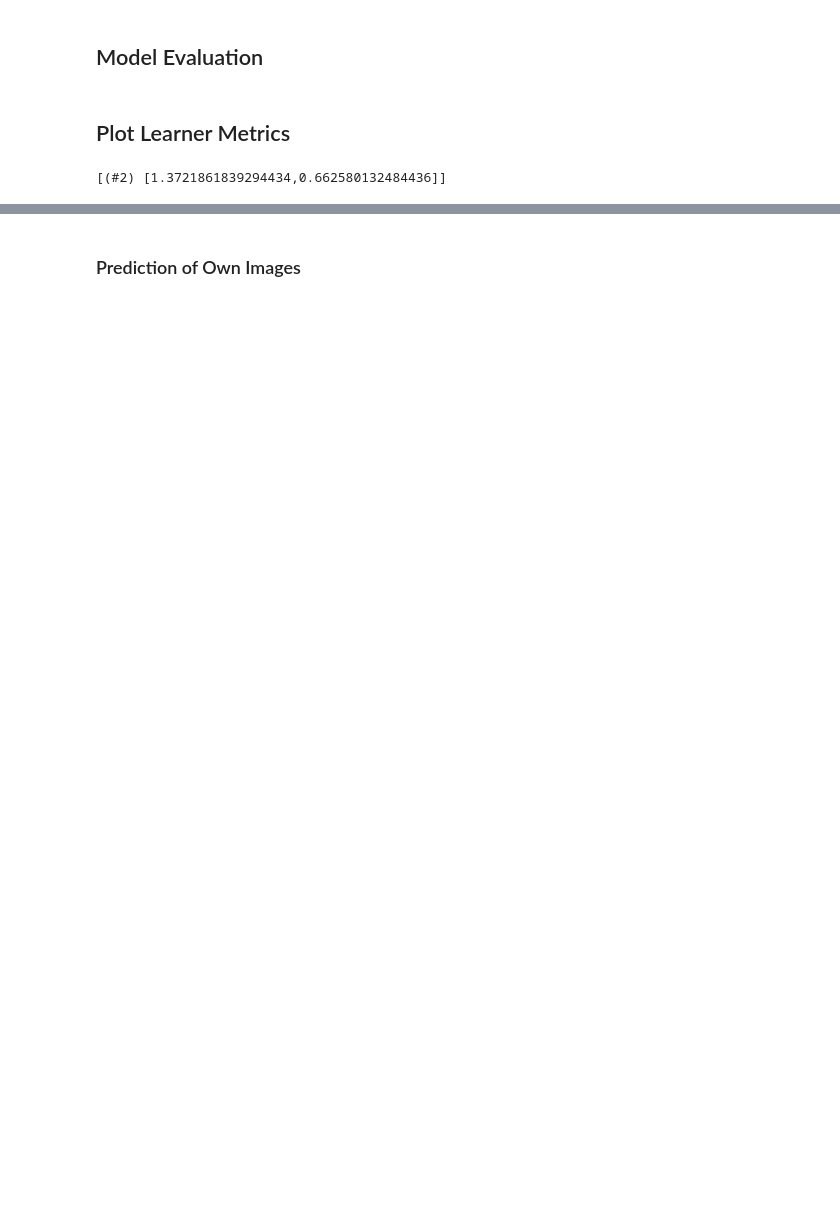
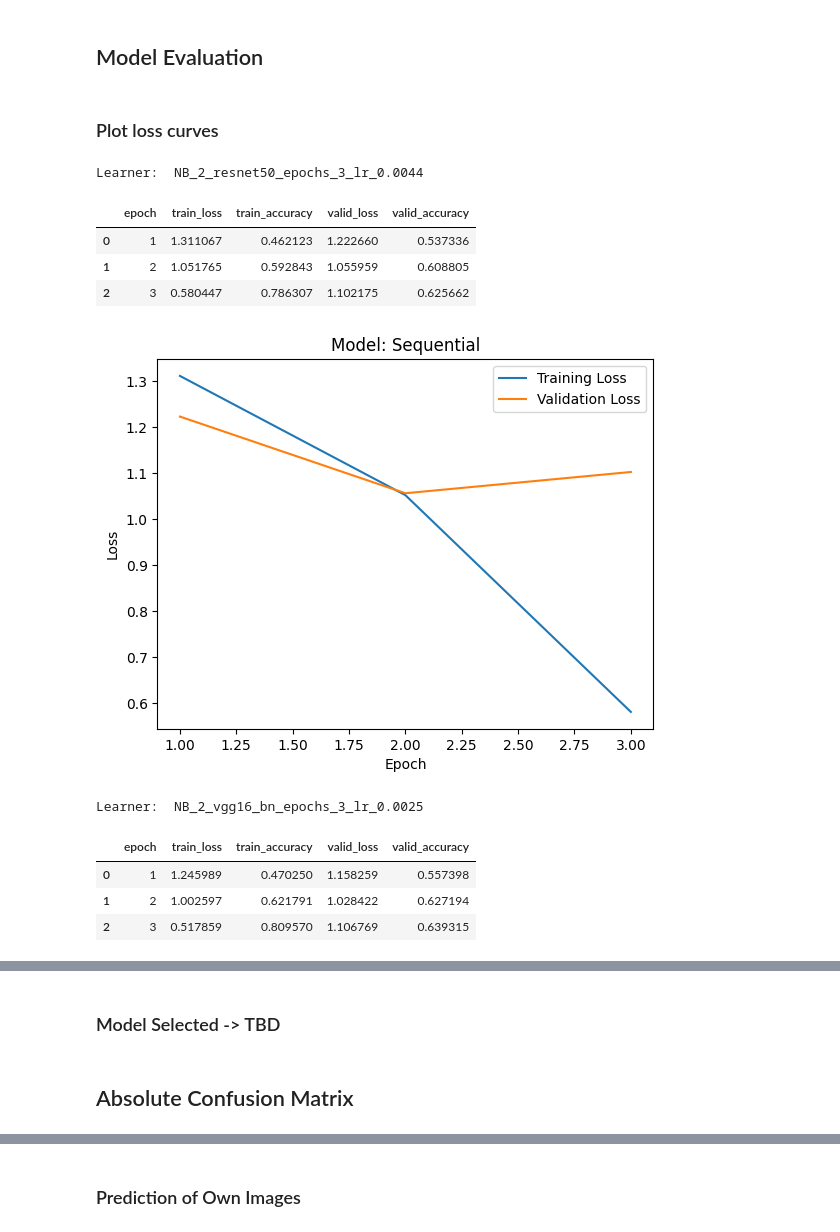
Before and after one commit to nmirabets/emotion-recognition, a Jupyter notebook: notebooks/main_fastai.ipynb, the cells around one changed output, grey strips where cells are left out. Saved outputs shown, nothing was run; the diff lists cells and outputs as text; code cells hidden in the pictures; blank space fills up the shorter version.

```diff
--- a/notebooks/main_fastai.ipynb
+++ b/notebooks/main_fastai.ipynb
@@ -130,7 +168,5 @@ Downloading: "https://download.pytorch.org/models/densenet169-b2777c0a.pth" to /
 # %% [markdown]
 ## Model Evaluation
-# %% [markdown]
-## Plot Learner Metrics
 # %%
 def plot_learner_metrics(learner):
 
@@ -164,7 +200,21 @@ def plot_learner_metrics(learner):
     plt.title(f'Model: {model_name}')
     plt.legend()
     plt.show()
-# %%
-learners[4]['learner'].recorder.values
-# %% [output]
-[(#2) [1.3721861839294434,0.662580132484436]]
+# %% [markdown]
+### Plot loss curves
+# %%
+for learner in learners:
+    print('Learner: ', learner['name'])
+    plot_learner_metrics(learner['learner'])
+# %% [output]
+Learner:  NB_2_resnet50_epochs_3_lr_0.0044
+|  | epoch | train_loss | train_accuracy | valid_loss | valid_accuracy |
+| 0 | 1 | 1.311067 | 0.462123 | 1.222660 | 0.537336 |
+| 1 | 2 | 1.051765 | 0.592843 | 1.055959 | 0.608805 |
+| 2 | 3 | 0.580447 | 0.786307 | 1.102175 | 0.625662 |
+[figure, added]
+Learner:  NB_2_vgg16_bn_epochs_3_lr_0.0025
+|  | epoch | train_loss | train_accuracy | valid_loss | valid_accuracy |
+| 0 | 1 | 1.245989 | 0.470250 | 1.158259 | 0.557398 |
+| 1 | 2 | 1.002597 | 0.621791 | 1.028422 | 0.627194 |
+| 2 | 3 | 0.517859 | 0.809570 | 1.106769 | 0.639315 |
@@ -171,2 +222,6 @@ learners[4]['learner'].recorder.values
+# %% [markdown]
+### Model Selected -> TBD
+# %% [markdown]
+## Absolute Confusion Matrix
 # %%
 for learner in learners:
```
Also changed, not shown: parts of 15 cells of this notebook, 10 other files.
